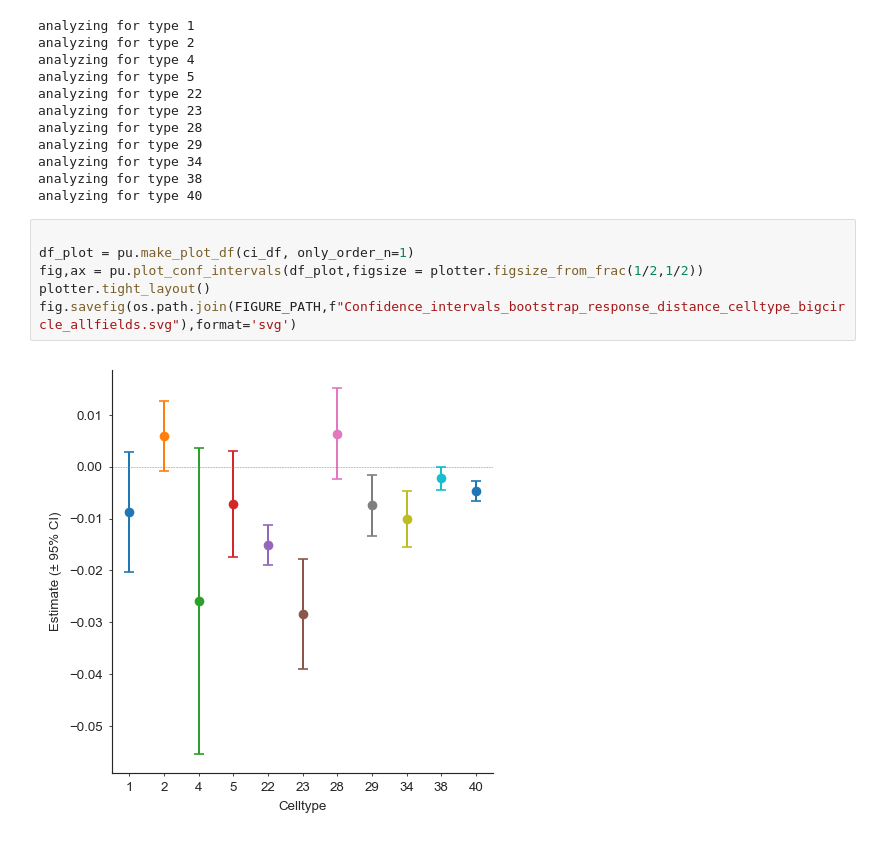
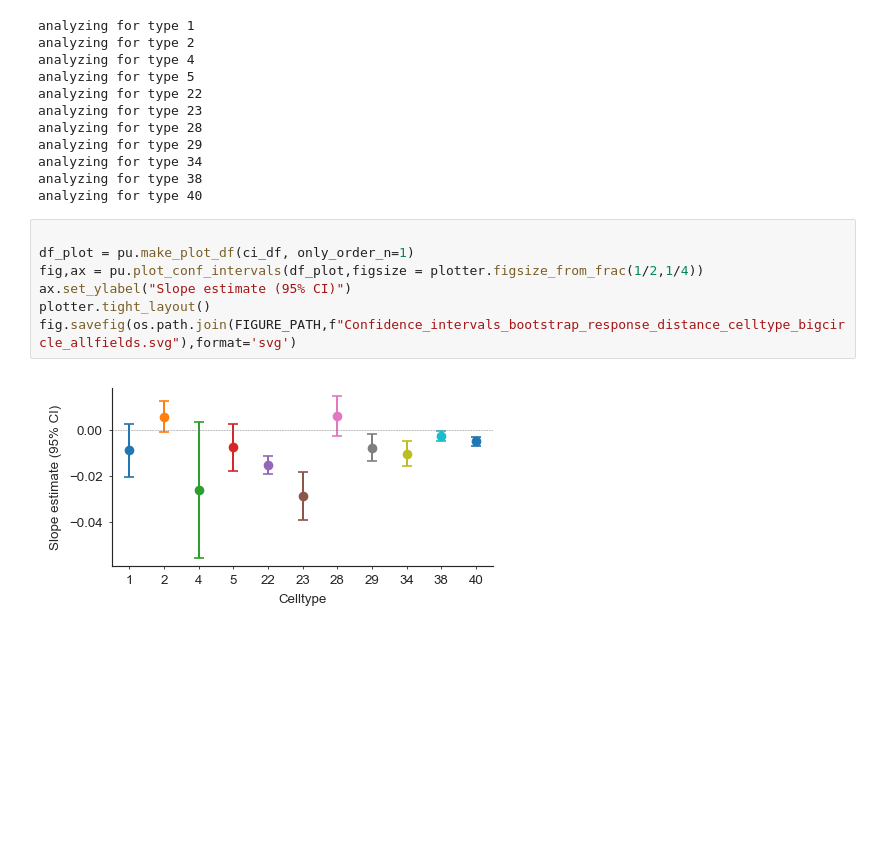
Before and after one commit to SamuelSuhai/model_in_the_loop, a Jupyter notebook: thesis/code/analysis_closed_loop_experiments/rf_mei_test/rf_test_figures.ipynb, the cells around one changed output. Cells and saved outputs as stored; diff of their text form; blank space fills up the shorter version.

```diff
--- a/thesis/code/analysis_closed_loop_experiments/rf_mei_test/rf_test_figures.ipynb
+++ b/thesis/code/analysis_closed_loop_experiments/rf_mei_test/rf_test_figures.ipynb
@@ -245,8 +238,9 @@ analyzing for type 40
 # %%
 
 df_plot = pu.make_plot_df(ci_df, only_order_n=1)
-fig,ax = pu.plot_conf_intervals(df_plot,figsize = plotter.figsize_from_frac(1/2,1/2))
+fig,ax = pu.plot_conf_intervals(df_plot,figsize = plotter.figsize_from_frac(1/2,1/4))
+ax.set_ylabel("Slope estimate (95% CI)")
 plotter.tight_layout()
 fig.savefig(os.path.join(FIGURE_PATH,f"Confidence_intervals_bootstrap_response_distance_celltype_bigcircle_allfields.svg"),format='svg')
 # %% [output]
-[figure, old version]
+[figure, new version]
```
Also changed, not shown: parts of 1 cell of this notebook, 4 other files.
